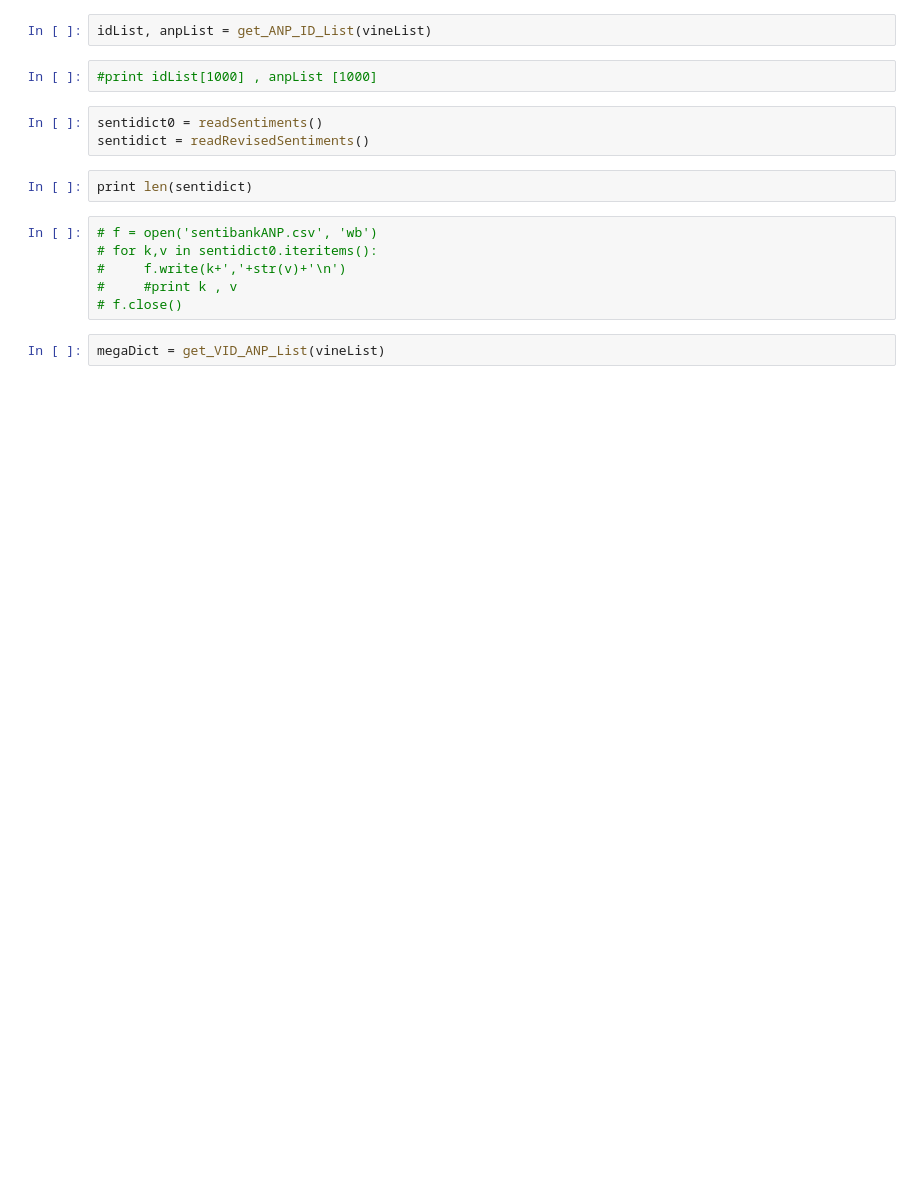
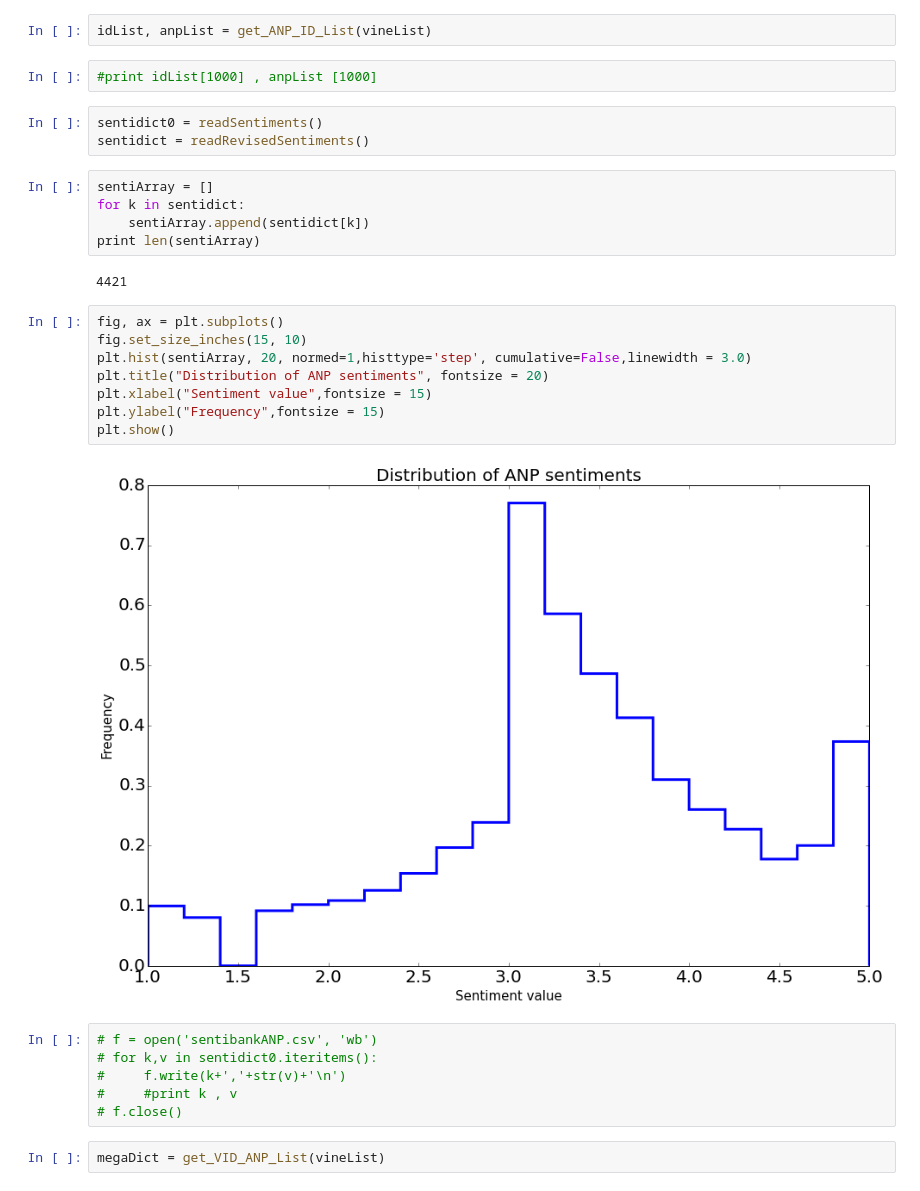
Before and after one commit to sagarjoglekar/vineCrawl, a Jupyter notebook: notebooks/Sentiment_finesampledVine_Trends.ipynb, the cells around one changed output. Drawn from its saved outputs; the diff is of its cells as text; blank space fills up the shorter version.

```diff
--- a/notebooks/Sentiment_finesampledVine_Trends.ipynb
+++ b/notebooks/Sentiment_finesampledVine_Trends.ipynb
@@ -143,8 +163,23 @@ idList, anpList = get_ANP_ID_List(vineList)
 # %%
 sentidict0 = readSentiments()
 sentidict = readRevisedSentiments()
-# %%
-print len(sentidict)
+# %%
+sentiArray = []
+for k in sentidict:
+    sentiArray.append(sentidict[k])
+print len(sentiArray)
+# %% [output]
+4421
+# %%
+fig, ax = plt.subplots()
+fig.set_size_inches(15, 10)
+plt.hist(sentiArray, 20, normed=1,histtype='step', cumulative=False,linewidth = 3.0)
+plt.title("Distribution of ANP sentiments", fontsize = 20)
+plt.xlabel("Sentiment value",fontsize = 15)
+plt.ylabel("Frequency",fontsize = 15)
+plt.show()
+# %% [output]
+[figure, added]
 # %%
 # f = open('sentibankANP.csv', 'wb')
 # for k,v in sentidict0.iteritems():
```
Also changed, not shown: parts of 66 cells of this notebook.
